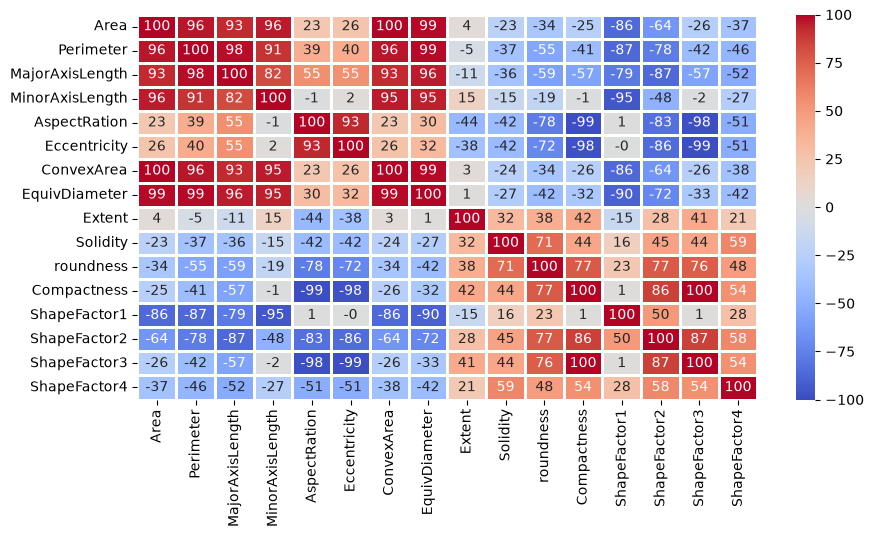
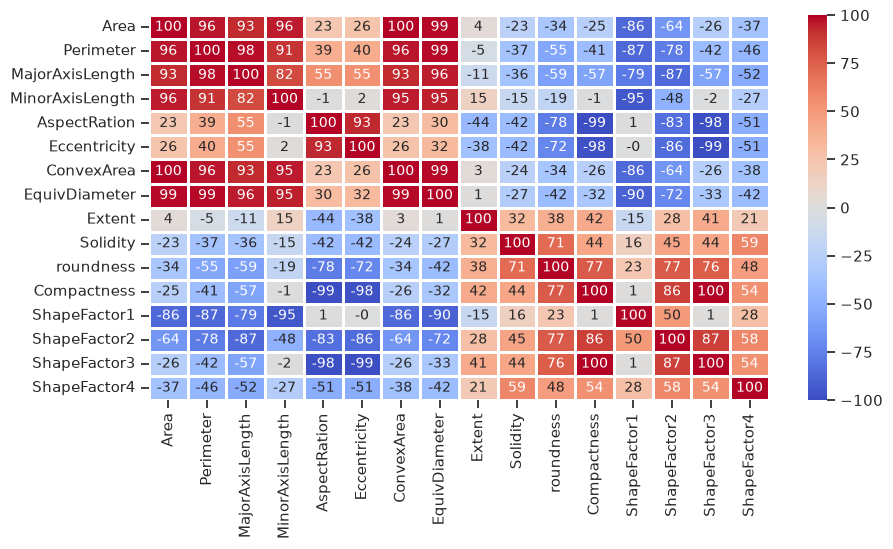
Unified diff of the notebook cell whose output changed from the first chart to the second:
--- before
+++ after
@@ -1,4 +1,4 @@
 crm = db_dtf.drop(columns=[db_targetname]).corr()
-seaborn.heatmap(100*crm,
-                linewidth=.8, vmin=-100, vmax=100,
-                annot=True, fmt=".0f", cmap="coolwarm");
+seaborn.heatmap(100*crm, linewidth=.8,
+                vmin=-100, vmax=100, cmap="coolwarm",
+                annot=True, fmt=".0f", annot_kws={"size":"small"});

Commit: seaborn figure styling, wip